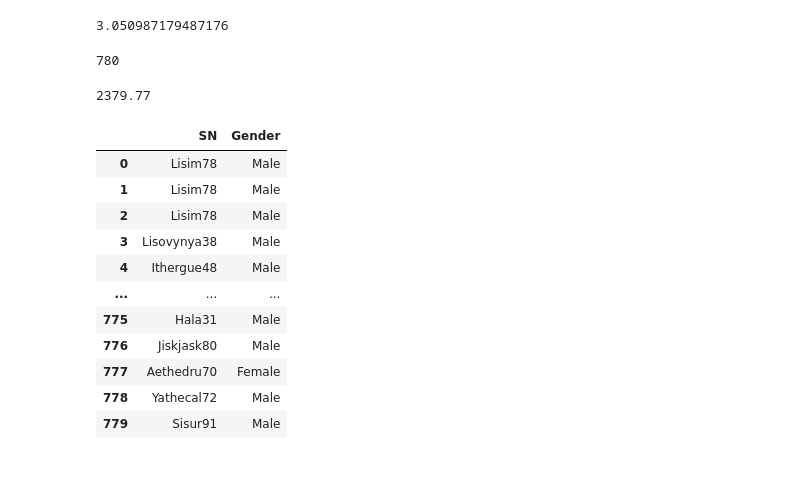
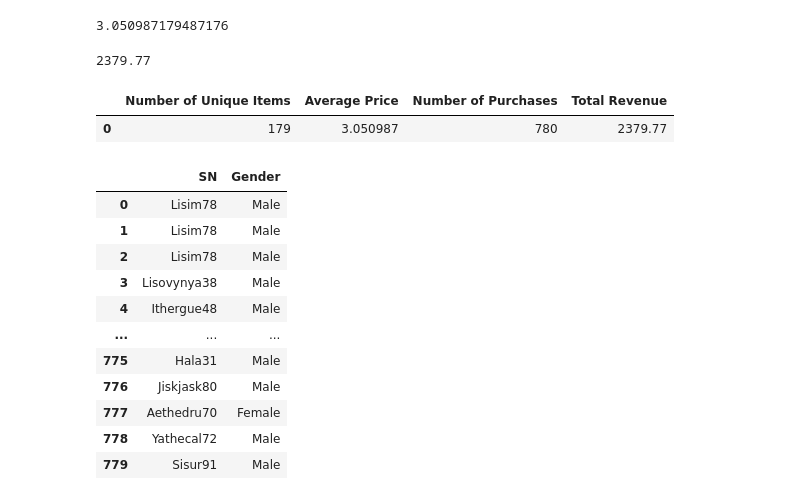
Before and after one commit to DuncanMPlate/pandas_challenge, a Jupyter notebook: HeroesOfPyMoli/main.ipynb, the cells around one changed output. Cells and saved outputs as stored; diff of their text form; code cells hidden in the pictures; blank space fills up the shorter version.

```diff
--- a/HeroesOfPyMoli/main.ipynb
+++ b/HeroesOfPyMoli/main.ipynb
@@ -95,9 +76,7 @@ average_price
 # %%
 #Total Number of Purchases
 total_purchases = purchase_df['Purchase ID'].unique()
-len(total_purchases)
+total_purchases = len(total_purchases)
-# %% [output]
-780
 # %%
 #Total Revenue
 total_revenue = purchase_df['Price'].sum()
@@ -105,8 +84,19 @@ total_revenue = purchase_df['Price'].sum()
 total_revenue
 # %% [output]
 2379.77
+# %%
+unique_items = purchase_df["Item Name"].unique()
+# %%
+unique_items = len(unique_items)
 # %%
 #Make a summary Table Dummby!
+# %%
+purchasing_df = pd.DataFrame({"Number of Unique Items": unique_items, "Average Price": average_price, "Number of Purchases": total_purchases,"Total Revenue": total_revenue}, index=[0])
+# %%
+purchasing_df
+# %% [output]
+|  | Number of Unique Items | Average Price | Number of Purchases | Total Revenue |
+| 0 | 179 | 3.050987 | 780 | 2379.77 |
 # %%
 gendered_players = pd.DataFrame(purchase_df, columns=[
                         "Gender", "SN"])
```
Also changed, not shown: parts of 15 cells of this notebook, 8 other files.
